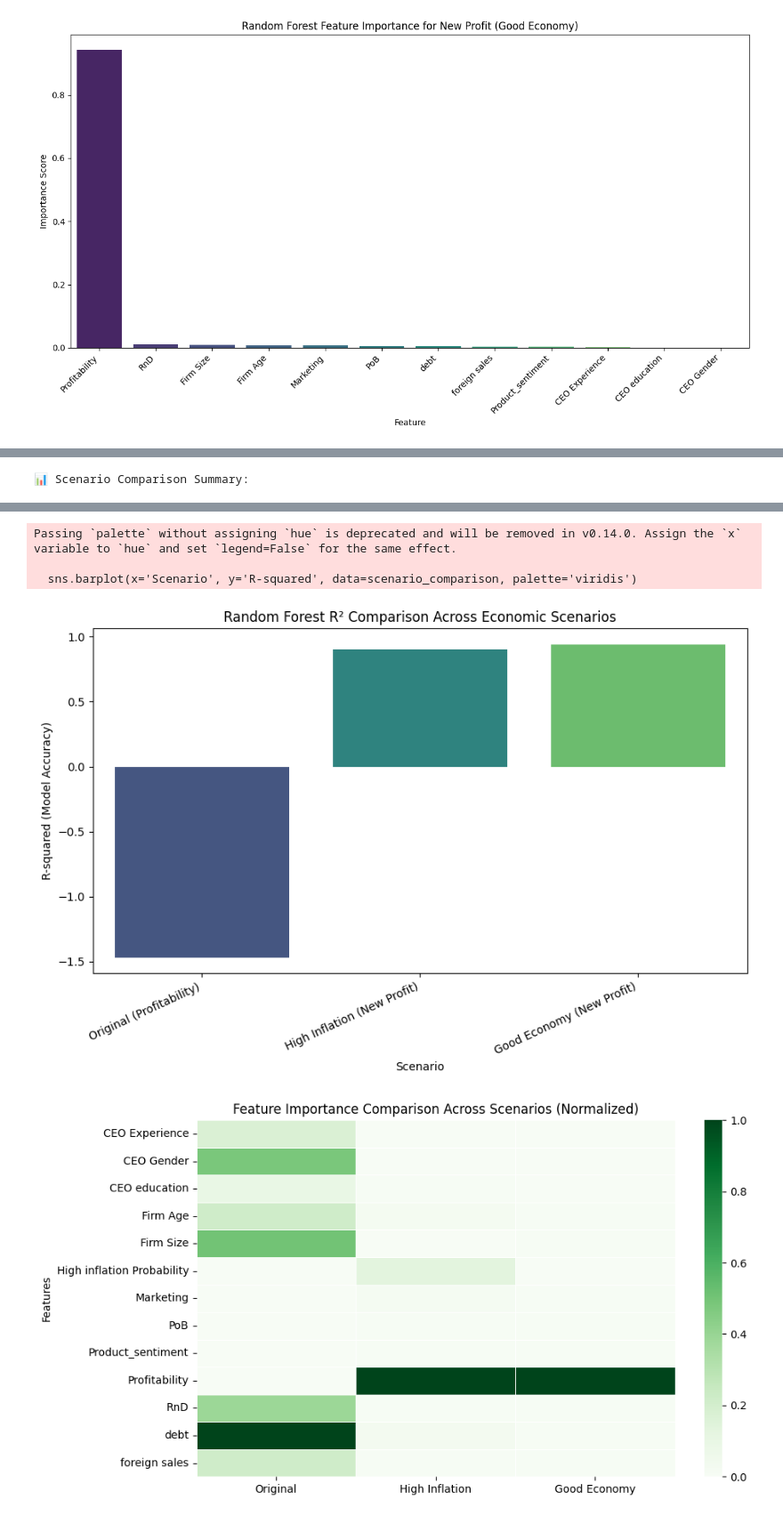
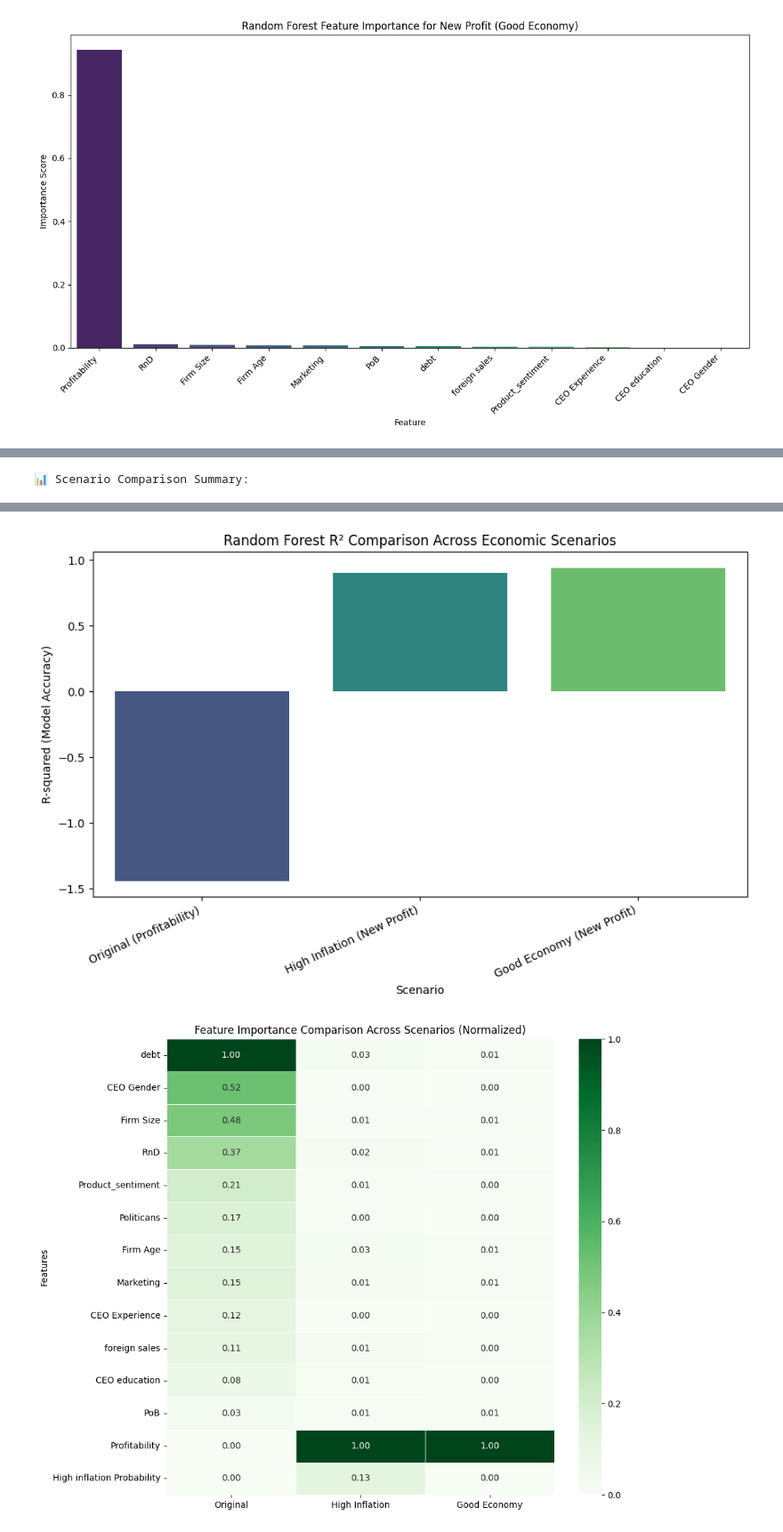
Before and after one commit to ashleyak7/MSCI-151-week-1-workshops, a Jupyter notebook: CW4_AAK.ipynb, the cells around one changed output, grey strips where cells are left out. Shown at 89% size. Cells and saved outputs as stored; diff of their text form; code cells hidden in the pictures.

```diff
--- a/CW4_AAK.ipynb
+++ b/CW4_AAK.ipynb
@@ -2081,12 +2051,13 @@ from sklearn.model_selection import train_test_split
 from sklearn.ensemble import RandomForestRegressor
 from sklearn.metrics import r2_score
 
-# ========== 1️⃣ ORIGINAL SCENARIO ==========
-excel_original = '/content/MSCI151 coursework 4  Data.new.xlsx' # Corrected path and spacing
+# ========== 1️⃣ ORIGINAL SCENARIO (Predicting Profitability) ==========
+excel_original = '/content/MSCI151 coursework 4 new Data.new.xlsx' # Confirmed correct path
 df_original = pd.read_excel(excel_original)
 
-X_original = df_original[['debt','RnD','Firm Age','Firm Size','CEO Experience',
-                          'foreign sales','CEO education','CEO Gender']]
+X_original = df_original[['debt', 'RnD', 'Firm Age', 'Firm Size', 'CEO Experience',
+                          'foreign sales', 'CEO education', 'CEO Gender', 'Marketing',
+                          'Product_sentiment', 'Politicans', 'PoB']]
 y_original = df_original['Profitability']
 
 X_train_o, X_test_o, y_train_o, y_test_o = train_test_split(X_original, y_original, test_size=0.2, random_state=42)
@@ -2098,13 +2069,13 @@ r2_o = r2_score(y_test_o, y_pred_o)
 rf_importance_o = pd.Series(model_o.feature_importances_, index=X_original.columns)
 top3_o = rf_importance_o.sort_values(ascending=False).head(3).index.tolist()
 
-# ========== 2️⃣ HIGH INFLATION SCENARIO ==========
+# ========== 2️⃣ HIGH INFLATION SCENARIO (Predicting New Profit) ==========
 excel_high = '/content/cw4 high inflation .xlsx' # Corrected path
 df_high = pd.read_excel(excel_high)
 
 X_high = df_high[['Profitability','High inflation Probability','debt','RnD',
-                  'Firm Age','CEO Experience','foreign sales','CEO education',
-                  'CEO Gender','Marketing','Product_sentiment','PoB']]
+                  'Firm Age','Firm Size','CEO Experience','foreign sales',
+                  'CEO education','CEO Gender','Marketing','Product_sentiment','PoB']]
 y_high = df_high['New Profit']
 
 X_train_h, X_test_h, y_train_h, y_test_h = train_test_split(X_high, y_high, test_size=0.2, random_state=42)
@@ -2116,7 +2087,7 @@ r2_h = r2_score(y_test_h, y_pred_h)
 rf_importance_h = pd.Series(model_h.feature_importances_, index=X_high.columns)
 top3_h = rf_importance_h.sort_values(ascending=False).head(3).index.tolist()
 
-# ========== 3️⃣ GOOD ECONOMY SCENARIO ==========
+# ========== 3️⃣ GOOD ECONOMY SCENARIO (Predicting New Profit) ==========
 excel_good = '/content/good economy cw4.xlsx' # Corrected path
 df_good = pd.read_excel(excel_good)
 
@@ -2134,7 +2105,7 @@ r2_g = r2_score(y_test_g, y_pred_g)
 rf_importance_g = pd.Series(model_g.feature_importances_, index=X_good.columns)
 top3_g = rf_importance_g.sort_values(ascending=False).head(3).index.tolist()
 
-#  COMBINE RESULTS ==========
+# ========== COMBINE RESULTS ==========
 scenario_comparison = pd.DataFrame({
     'Scenario': ['Original (Profitability)', 'High Inflation (New Profit)', 'Good Economy (New Profit)'],
     'R-squared': [r2_o, r2_h, r2_g],
@@ -2144,9 +2115,9 @@ scenario_comparison = pd.DataFrame({
 print("📊 Scenario Comparison Summary:")
 display(scenario_comparison)
 
-#VISUALIZE R²
+# ========== VISUALIZE R² ==========
 plt.figure(figsize=(9,6))
-sns.barplot(x='Scenario', y='R-squared', data=scenario_comparison, palette='viridis')
+sns.barplot(x='Scenario', y='R-squared', data=scenario_comparison, palette='viridis', hue='Scenario', legend=False)
 plt.title('Random Forest R² Comparison Across Economic Scenarios')
 plt.ylabel('R-squared (Model Accuracy)')
 plt.xlabel('Scenario')
@@ -2154,18 +2125,27 @@ plt.xticks(rotation=25, ha='right')
 plt.tight_layout()
 plt.show()
 
-# HEATMAP OF FEATURE IMPORTANCES
-# Combine normalized importances for comparison
-importance_df = pd.DataFrame({
-    'Original': rf_importance_o / rf_importance_o.max(),
-    'High Inflation': rf_importance_h / rf_importance_h.max(),
-    'Good Economy': rf_importance_g / rf_importance_g.max()
-}).fillna(0)
+# ========== HEATMAP OF FEATURE IMPORTANCES ==========
+# Combine all unique features for the heatmap index
+all_features_heatmap = sorted(list(set(rf_importance_o.index.tolist() + rf_importance_h.index.tolist() + rf_importance_g.index.tolist())))
 
-plt.figure(figsize=(10,6))
-sns.heatmap(importance_df, cmap='Greens', linewidths=0.5)
+# Create a DataFrame for normalized importances
+importance_df = pd.DataFrame(index=all_features_heatmap)
+
+# Add normalized importances for each scenario
+importance_df['Original'] = (rf_importance_o / rf_importance_o.max()).reindex(all_features_heatmap, fill_value=0)
+importance_df['High Inflation'] = (rf_importance_h / rf_importance_h.max()).reindex(all_features_heatmap, fill_value=0)
+importance_df['Good Economy'] = (rf_importance_g / rf_importance_g.max()).reindex(all_features_heatmap, fill_value=0)
+
+# Sort features by importance in the 'Original' scenario for consistency, then 'High Inflation', then 'Good Economy'
+# This helps visually group more important features together
+importance_df = importance_df.sort_values(by=['Original', 'High Inflation', 'Good Economy'], ascending=False)
+
+plt.figure(figsize=(10,8))
+sns.heatmap(importance_df, cmap='Greens', linewidths=0.5, annot=True, fmt=".2f")
 plt.title('Feature Importance Comparison Across Scenarios (Normalized)')
 plt.ylabel('Features')
+plt.tight_layout()
 plt.show()
 # %% [output]
 📊 Scenario Comparison Summary:
@@ -2175,6 +2155,3 @@ plt.show()
 | 2 | Good Economy (New Profit) | 0.942087 | Profitability, RnD, Firm Size |
-Passing `palette` without assigning `hue` is deprecated and will be removed in v0.14.0. Assign the `x` variable to `hue` and set `legend=False` for the same effect.
-
-  sns.barplot(x='Scenario', y='R-squared', data=scenario_comparison, palette='viridis')
 [figure]
-[figure, old version]
+[figure, new version]
```
Also changed, not shown: parts of 4 cells of this notebook.
